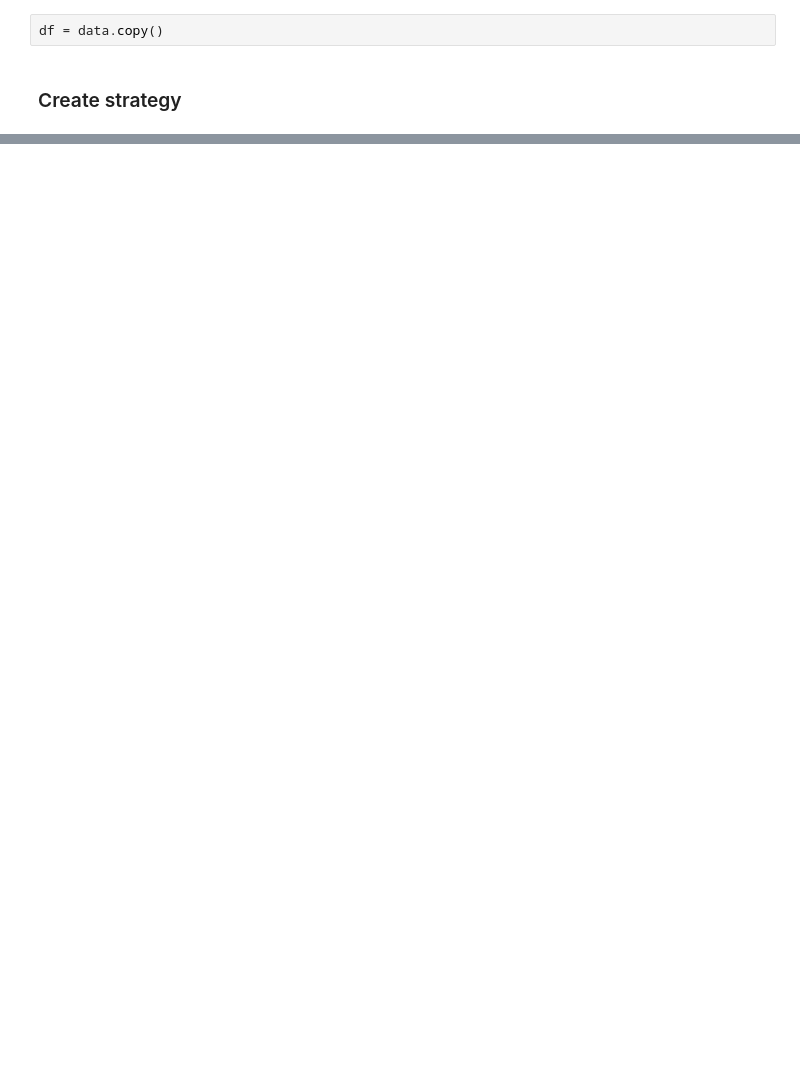
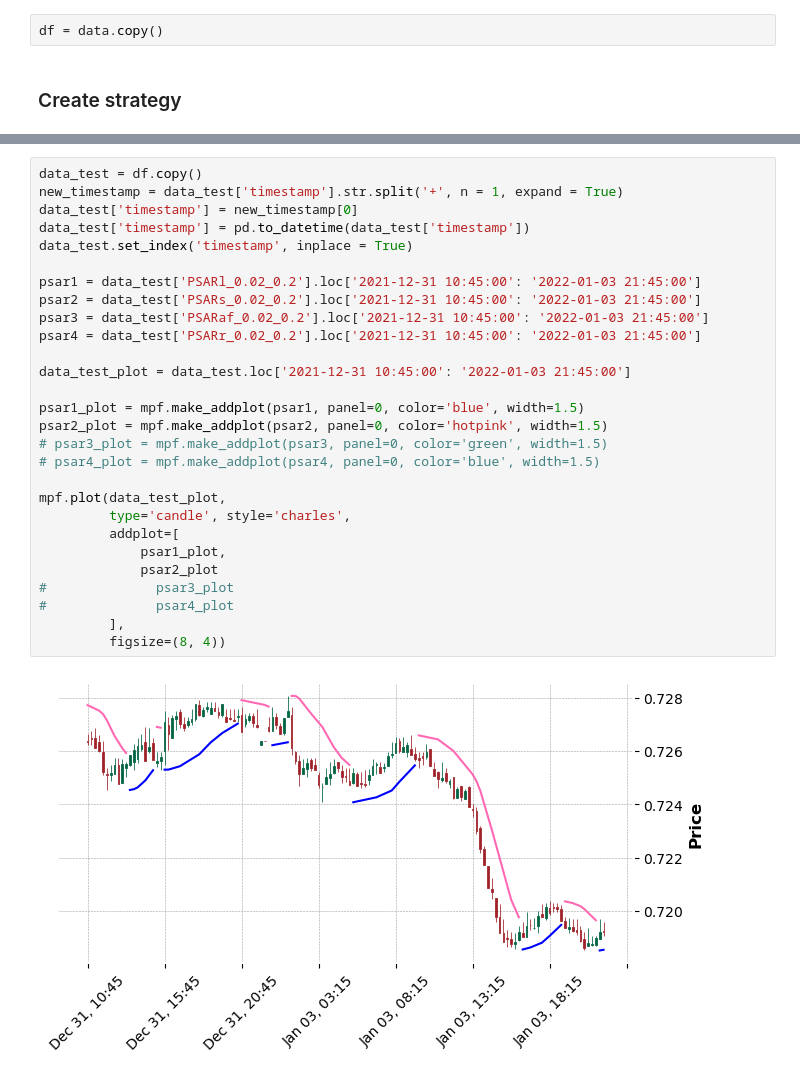
Before and after one commit to phongyanon/PythonInvestment, a Jupyter notebook: MyStrategy/ParabolicSarReversal.ipynb, the cells around one changed output, grey strips where cells are left out. Cells and saved outputs as stored; diff of their text form; blank space fills up the shorter version.

```diff
--- a/MyStrategy/ParabolicSarReversal.ipynb
+++ b/MyStrategy/ParabolicSarReversal.ipynb
@@ -53,0 +54,30 @@ df
+# %%
+data_test = df.copy()
+new_timestamp = data_test['timestamp'].str.split('+', n = 1, expand = True)
+data_test['timestamp'] = new_timestamp[0]
+data_test['timestamp'] = pd.to_datetime(data_test['timestamp'])
+data_test.set_index('timestamp', inplace = True)
+
+psar1 = data_test['PSARl_0.02_0.2'].loc['2021-12-31 10:45:00': '2022-01-03 21:45:00']
+psar2 = data_test['PSARs_0.02_0.2'].loc['2021-12-31 10:45:00': '2022-01-03 21:45:00']
+psar3 = data_test['PSARaf_0.02_0.2'].loc['2021-12-31 10:45:00': '2022-01-03 21:45:00']
+psar4 = data_test['PSARr_0.02_0.2'].loc['2021-12-31 10:45:00': '2022-01-03 21:45:00']
+
+data_test_plot = data_test.loc['2021-12-31 10:45:00': '2022-01-03 21:45:00']
+
+psar1_plot = mpf.make_addplot(psar1, panel=0, color='blue', width=1.5)
+psar2_plot = mpf.make_addplot(psar2, panel=0, color='hotpink', width=1.5)
+# psar3_plot = mpf.make_addplot(psar3, panel=0, color='green', width=1.5)
+# psar4_plot = mpf.make_addplot(psar4, panel=0, color='blue', width=1.5)
+
+mpf.plot(data_test_plot,
+         type='candle', style='charles',
+         addplot=[
+             psar1_plot,
+             psar2_plot
+#              psar3_plot
+#              psar4_plot
+         ],
+         figsize=(8, 4))
+# %% [output]
+[figure, added]
```
Also changed, not shown: parts of 9 cells of this notebook.
